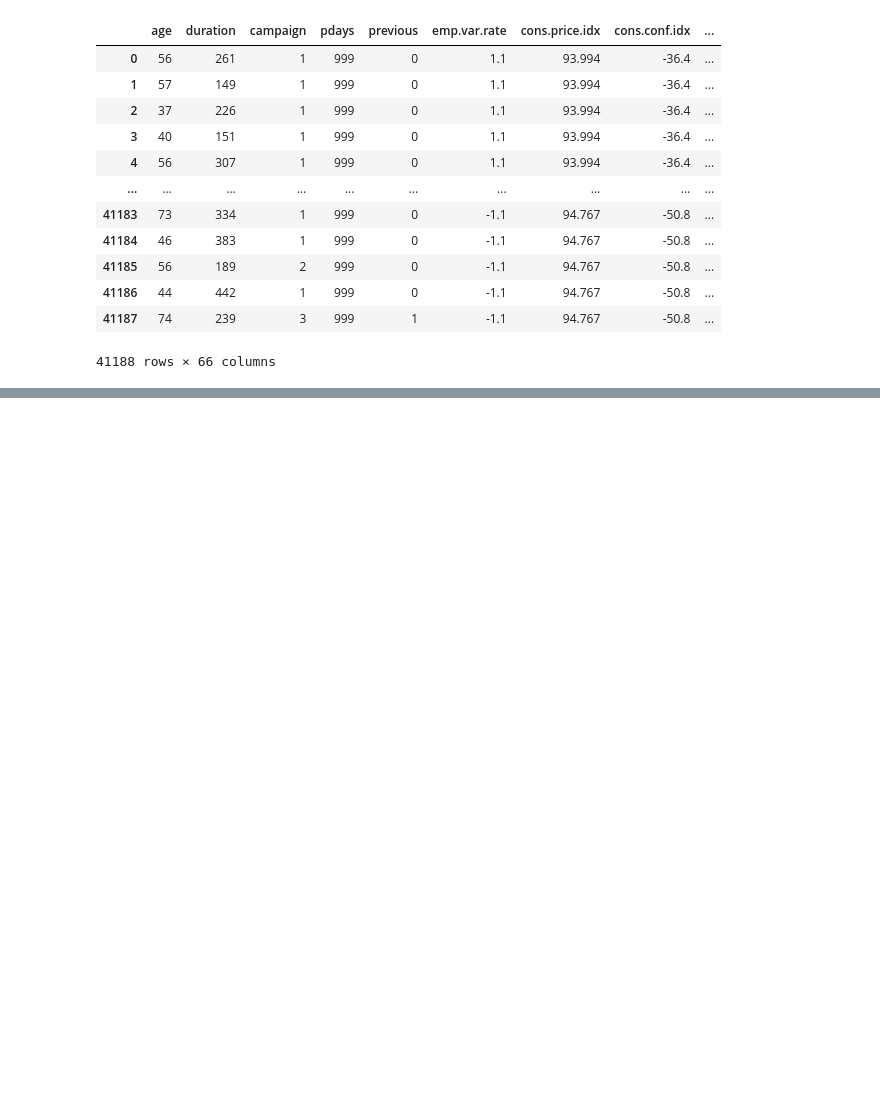
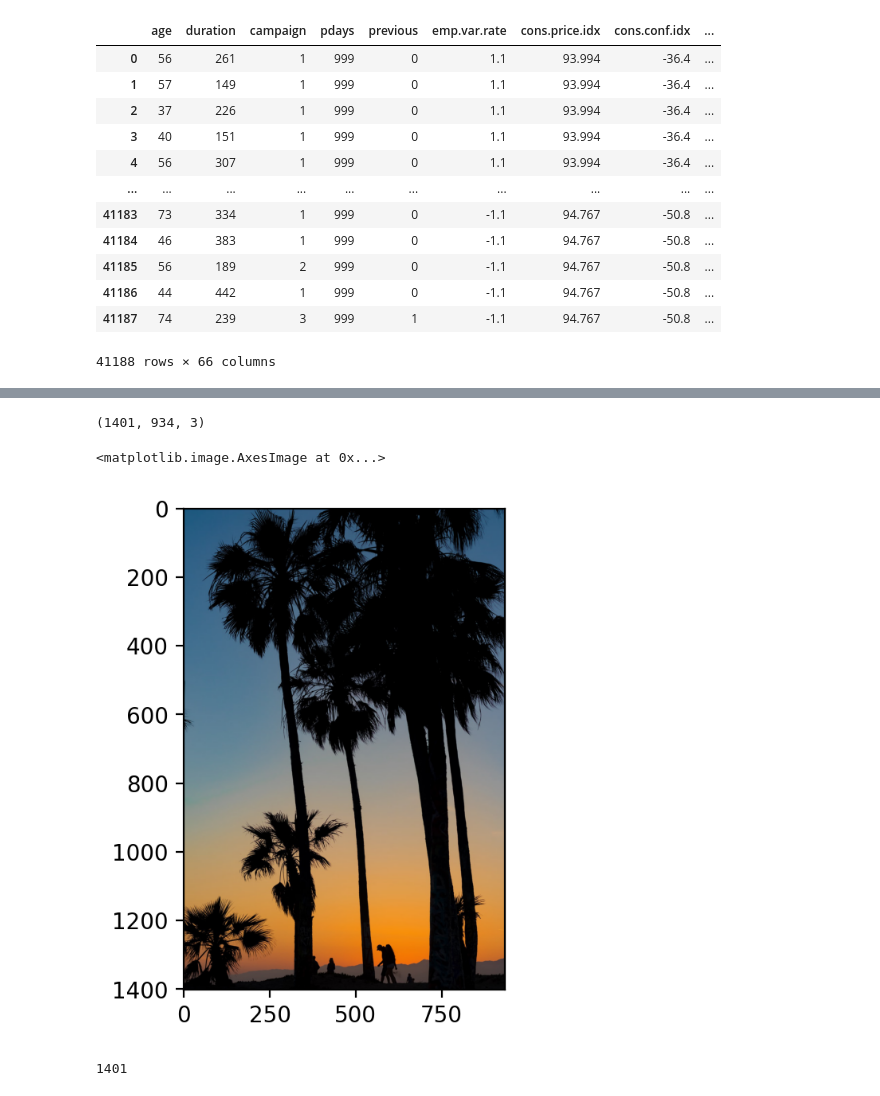
Before and after one commit to Burcusenol/Machine-Learning-Algorithms, a Jupyter notebook: K-Means Clustering/K-Means Clustering.ipynb, the cells around one changed output, grey strips where cells are left out. Drawn from its saved outputs; the diff is of its cells as text; code cells hidden in the pictures; blank space fills up the shorter version.

```diff
--- a/K-Means Clustering/K-Means Clustering.ipynb
+++ b/K-Means Clustering/K-Means Clustering.ipynb
@@ -289,0 +294,2 @@ dtype: float64
+# %%
+image_as_array=mpimg.imread("./palm_trees.jpg")
@@ -289,0 +316,10 @@ dtype: float64
+# %%
+image_as_array.shape  # (H,W,C)
+# %% [output]
+(1401, 934, 3)
+# %%
+plt.figure(dpi=200)
+plt.imshow(image_as_array)
+# %% [output]
+<matplotlib.image.AxesImage at 0x...>
+[figure, added]
@@ -289,0 +329,4 @@ dtype: float64
+# %%
+h
+# %% [output]
+1401
```
Also changed, not shown: parts of 26 cells of this notebook, 4 other files.
